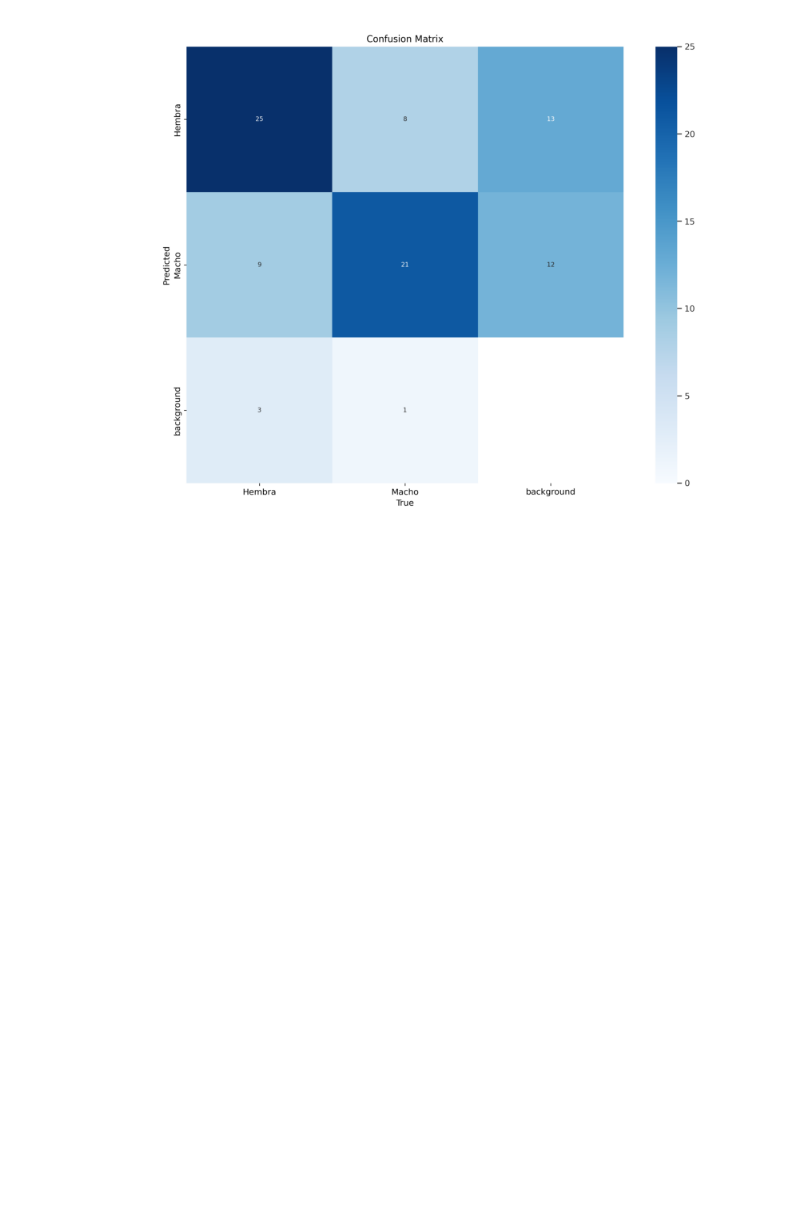
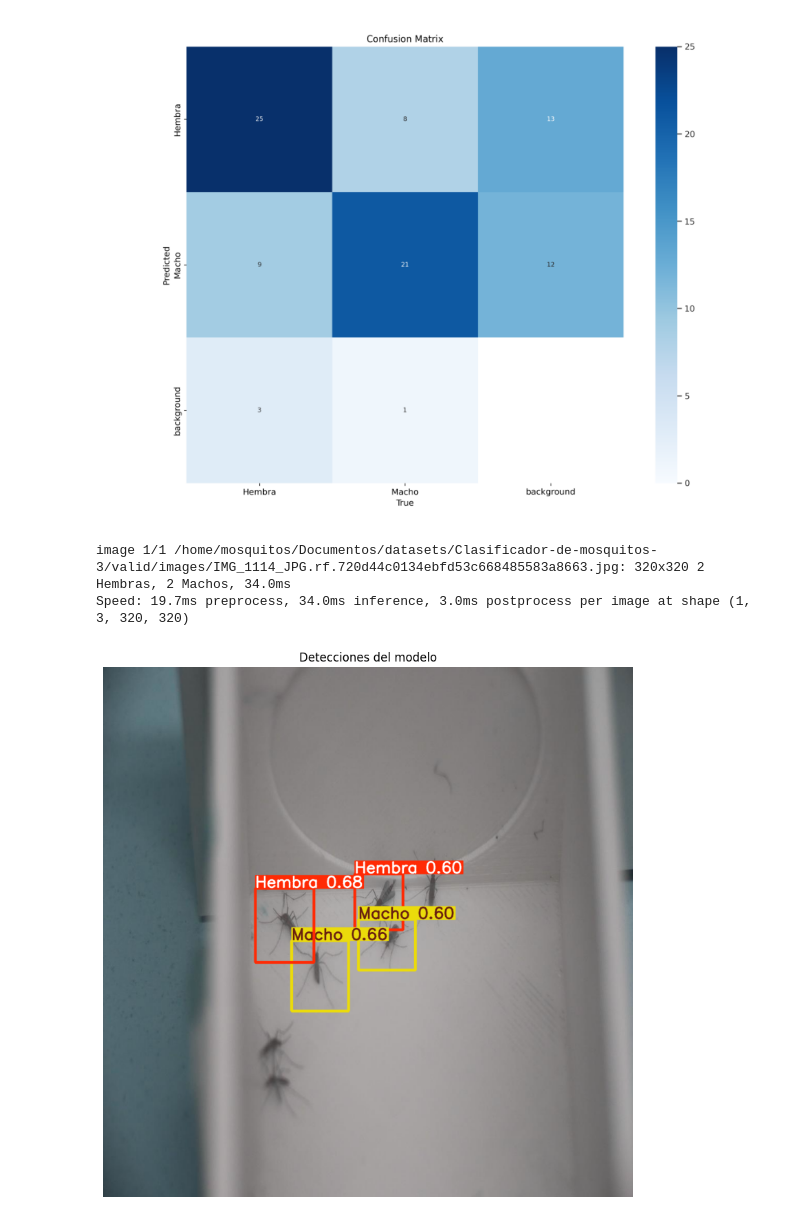
Before and after one commit to VaneTrOv/Proyecto-IA, a Jupyter notebook: ProyectoIAfinal.ipynb, the cells around one changed output. Cells and saved outputs as stored; diff of their text form; code cells hidden in the pictures; blank space fills up the shorter version.

```diff
--- a/ProyectoIAfinal.ipynb
+++ b/ProyectoIAfinal.ipynb
@@ -370,3 +370,18 @@ plt.axis('off')
 plt.show()
 # %% [output]
 [figure]
+# %%
+results = model.predict(source='/home/mosquitos/Documentos/datasets/Clasificador-de-mosquitos-3/valid/images/IMG_1114_JPG.rf.720d44c0134ebfd53c668485583a8663.jpg', conf=0.5, save=False)
+# %% [output]
+image 1/1 /home/mosquitos/Documentos/datasets/Clasificador-de-mosquitos-3/valid/images/IMG_1114_JPG.rf.720d44c0134ebfd53c668485583a8663.jpg: 320x320 2 Hembras, 2 Machos, 34.0ms
+Speed: 19.7ms preprocess, 34.0ms inference, 3.0ms postprocess per image at shape (1, 3, 320, 320)
+# %%
+for result in results:
+    image = result.plot()  # Genera una imagen con cuadros y etiquetas
+    plt.figure(figsize=(10, 10))
+    plt.imshow(image)
+    plt.axis('off')
+    plt.title("Detecciones del modelo")
+    plt.show()
+# %% [output]
+[figure, added]
```
Also changed, not shown: parts of 2 cells of this notebook.
